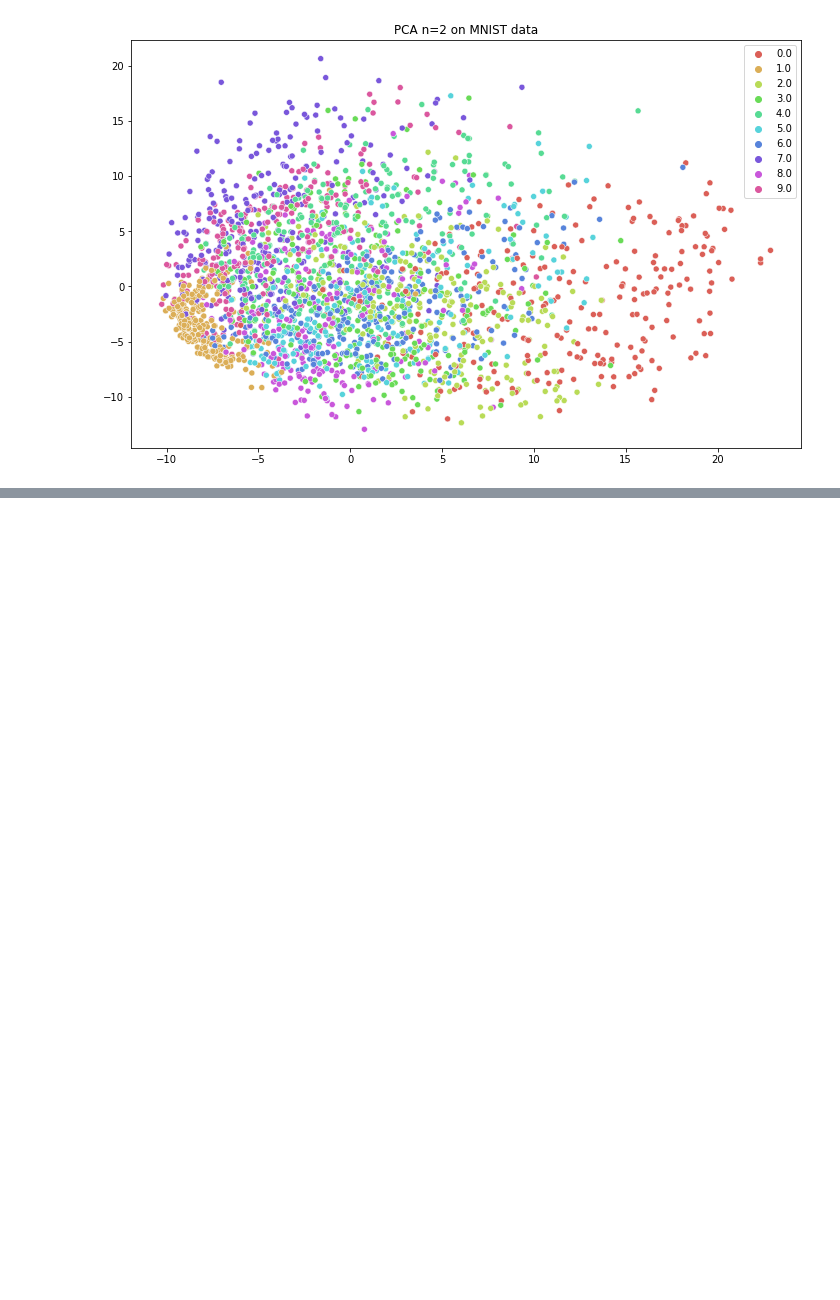
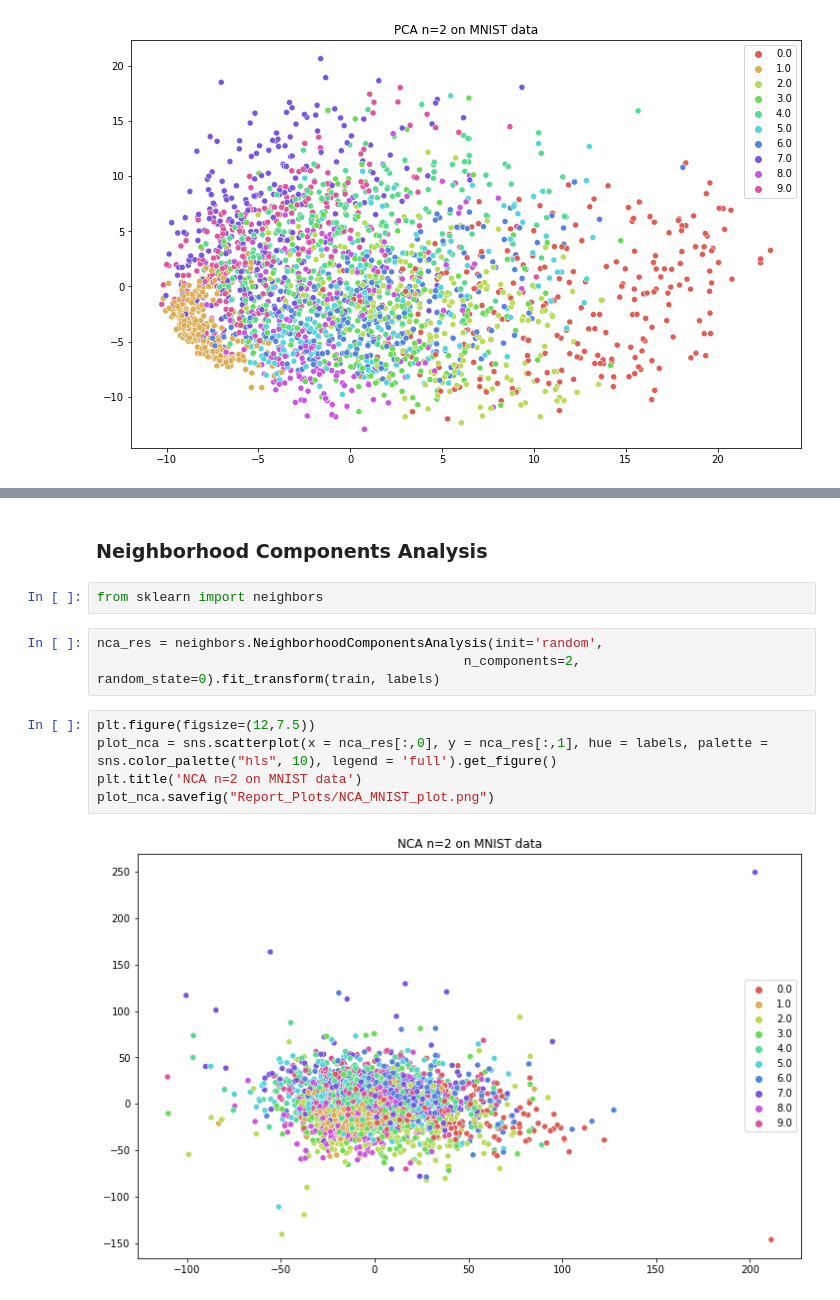
Before and after one commit to aashareddy14/tsne_project, a Jupyter notebook: Comparisons.ipynb, the cells around one changed output, grey strips where cells are left out. Saved outputs shown, nothing was run; the diff lists cells and outputs as text; blank space fills up the shorter version.

```diff
--- a/Comparisons.ipynb
+++ b/Comparisons.ipynb
@@ -30,0 +65,14 @@ plot_PCA.savefig("Report_Plots/PCA_MNIST_plot.png")
+# %% [markdown]
+### Neighborhood Components Analysis
+# %%
+from sklearn import neighbors
+# %%
+nca_res = neighbors.NeighborhoodComponentsAnalysis(init='random',
+                                               n_components=2, random_state=0).fit_transform(train, labels)
+# %%
+plt.figure(figsize=(12,7.5))
+plot_nca = sns.scatterplot(x = nca_res[:,0], y = nca_res[:,1], hue = labels, palette = sns.color_palette("hls", 10), legend = 'full').get_figure()
+plt.title('NCA n=2 on MNIST data')
+plot_nca.savefig("Report_Plots/NCA_MNIST_plot.png")
+# %% [output]
+[figure, added]
```
Also changed, not shown: parts of 18 cells of this notebook, 1 other file.
